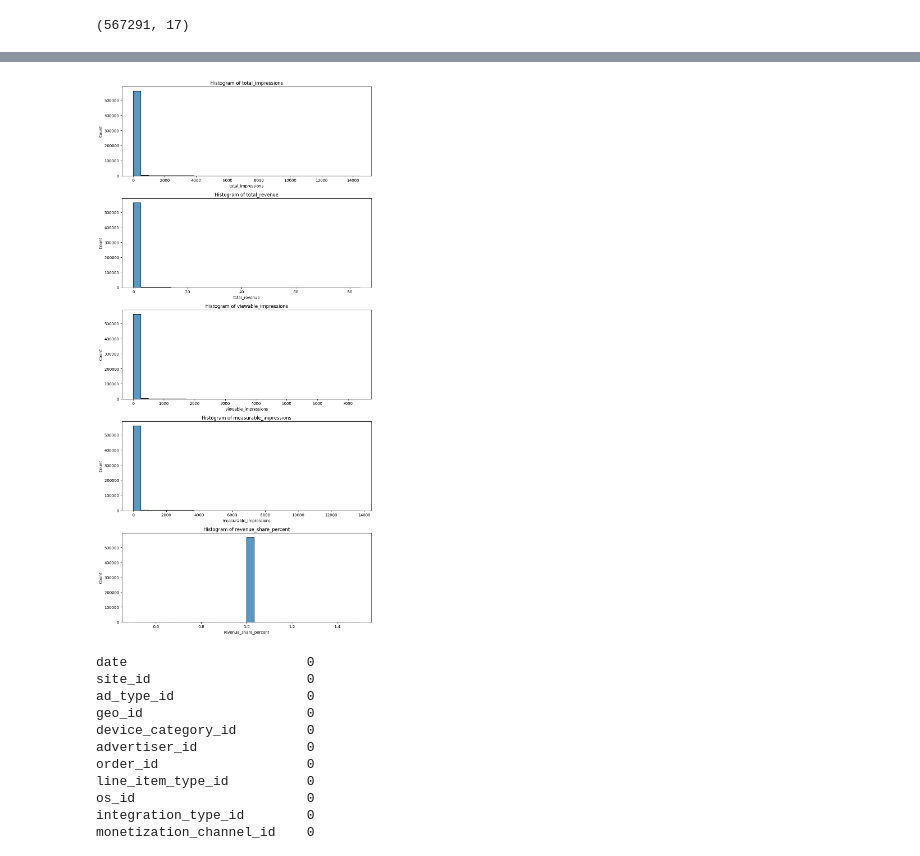
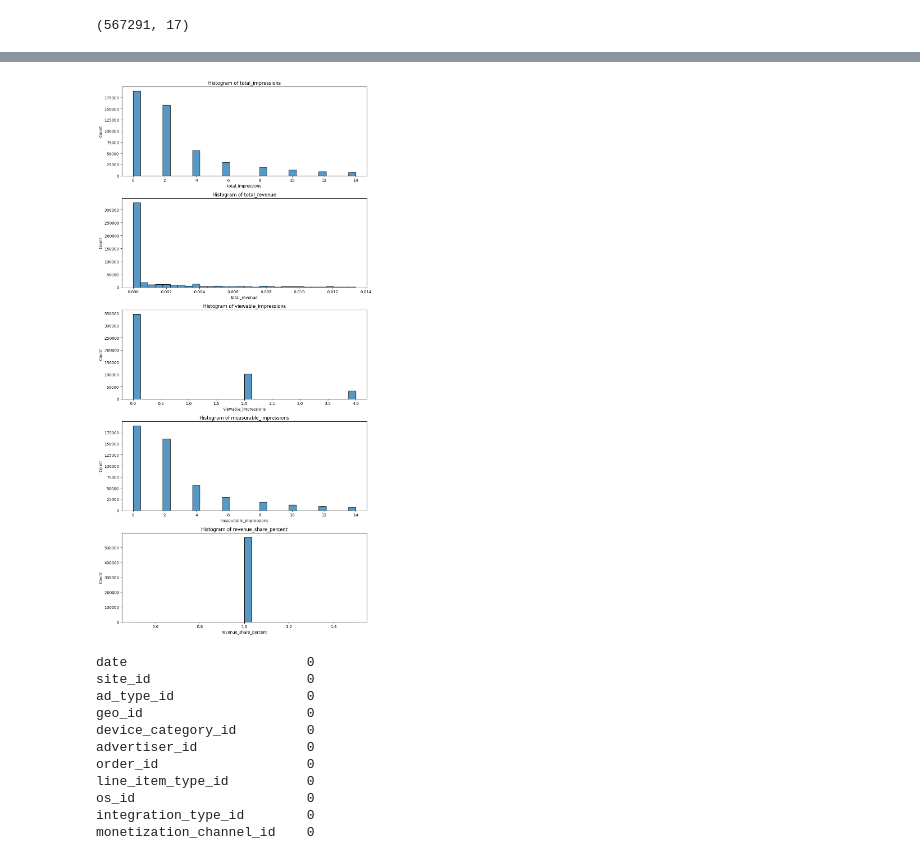
Before and after one commit to SebsKk/Bidding-CPM-Prediction, a Jupyter notebook: Data_Exploration.ipynb, the cells around one changed output, grey strips where cells are left out. Cells and saved outputs as stored; diff of their text form; code cells hidden in the pictures.

```diff
--- a/Data_Exploration.ipynb
+++ b/Data_Exploration.ipynb
@@ -31,33 +31,45 @@ df.describe()
 | 75% | 350.000000 | 10.000000 | 183.000000 | 3.000000 | 139.000000 | 3460.000000 | 19.000000 | 58.000000 | ... |
 | max | 351.000000 | 17.000000 | 308.000000 | 5.000000 | 2646.000000 | 3489.000000 | 20.000000 | 60.000000 | ... |
 # %%
+
+# let's plot histograms of the last 5 columns just to see some data distributions
+
+
 import matplotlib.pyplot as plt
 import seaborn as sns
 
 def plot_histograms(df):
     # Select the last 5 columns
     columns = df.columns[-5:]
 
     # Create a figure with 5 subplots, arranged vertically
     fig, axs = plt.subplots(5, 1, figsize=(10, 20))
 
     # Iterate over the columns and corresponding subplot axes
     for col, ax in zip(columns, axs):
+        # Compute IQR
+        Q1 = df[col].quantile(0.25)
+        Q3 = df[col].quantile(0.75)
+        IQR = Q3 - Q1
+
+        # Filtering Values between Q1-1.5IQR and Q3+1.5IQR
+        filtered_df = df.query('(@Q1 - 1.5 * @IQR) <= '+col+' <= (@Q3 + 1.5 * @IQR)')
+
         # Create a histogram for this column
-        sns.histplot(df[col], ax=ax, kde=False, bins=30)
+        sns.histplot(filtered_df[col], ax=ax, kde=False, bins=30)
 
         # Set the title for this subplot
         ax.set_title(f"Histogram of {col}")
 
     # Automatically adjust the subplot layout
     plt.tight_layout()
 
     # Display the figure
     plt.show()
 
 plot_histograms(df)
 # %% [output]
-[figure, old version]
+[figure, new version]
 # %%
 # check for NAs
 
```
Also changed, not shown: parts of 8 cells of this notebook.
